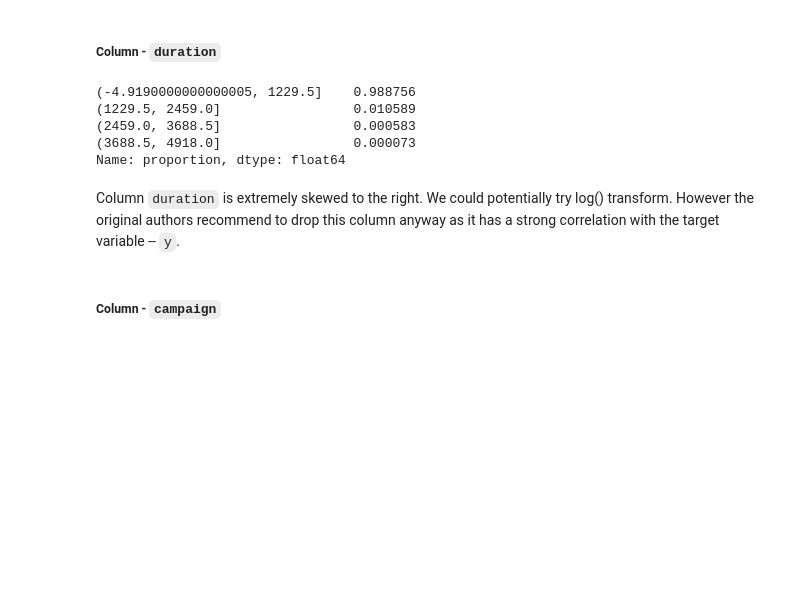
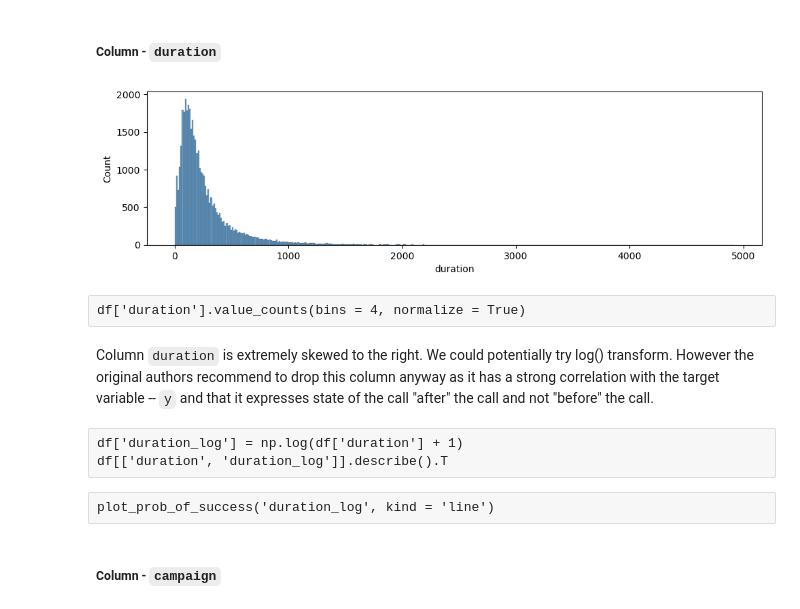
Before and after one commit to outdegree/BH-PCMLAI-M17-App3, a Jupyter notebook: prompt_III.ipynb, the cells around one changed output. Drawn from its saved outputs; the diff is of its cells as text; code cells hidden in the pictures; blank space fills up the shorter version.

```diff
--- a/prompt_III.ipynb
+++ b/prompt_III.ipynb
@@ -195,16 +254,19 @@ df[['age', 'age_log']].describe().T
 | age_log | 41176.0 | 3.65697 | 0.253881 | 2.833213 | 3.465736 | 3.637586 | 3.850148 | 4.584967 |
 # %% [markdown]
 ##### Column - `duration`
-# %%
-df['duration'].value_counts(bins = 4, normalize = True)
-# %% [output]
-(-4.9190000000000005, 1229.5]    0.988756
-(1229.5, 2459.0]                 0.010589
-(2459.0, 3688.5]                 0.000583
-(3688.5, 4918.0]                 0.000073
-Name: proportion, dtype: float64
+# %%
+plot_column_histogram('duration')
+# %% [output]
+[figure, added]
+# %% [raw]
+df['duration'].value_counts(bins = 4, normalize = True)
 # %% [markdown]
-Column `duration` is extremely skewed to the right. We could potentially try log() transform. However the original authors recommend to drop this column anyway as it has a strong correlation with the target variable -- `y`.
+Column `duration` is extremely skewed to the right. We could potentially try log() transform. However the original authors recommend to drop this column anyway as it has a strong correlation with the target variable -- `y` and that it expresses state of the call "after" the call and not "before" the call.
+# %% [raw]
+df['duration_log'] = np.log(df['duration'] + 1)
+df[['duration', 'duration_log']].describe().T
+# %% [raw]
+plot_prob_of_success('duration_log', kind = 'line')
 # %%
 df.drop(columns = ['duration'], inplace = True)
 # %% [markdown]
```
Also changed, not shown: parts of 60 cells of this notebook.
